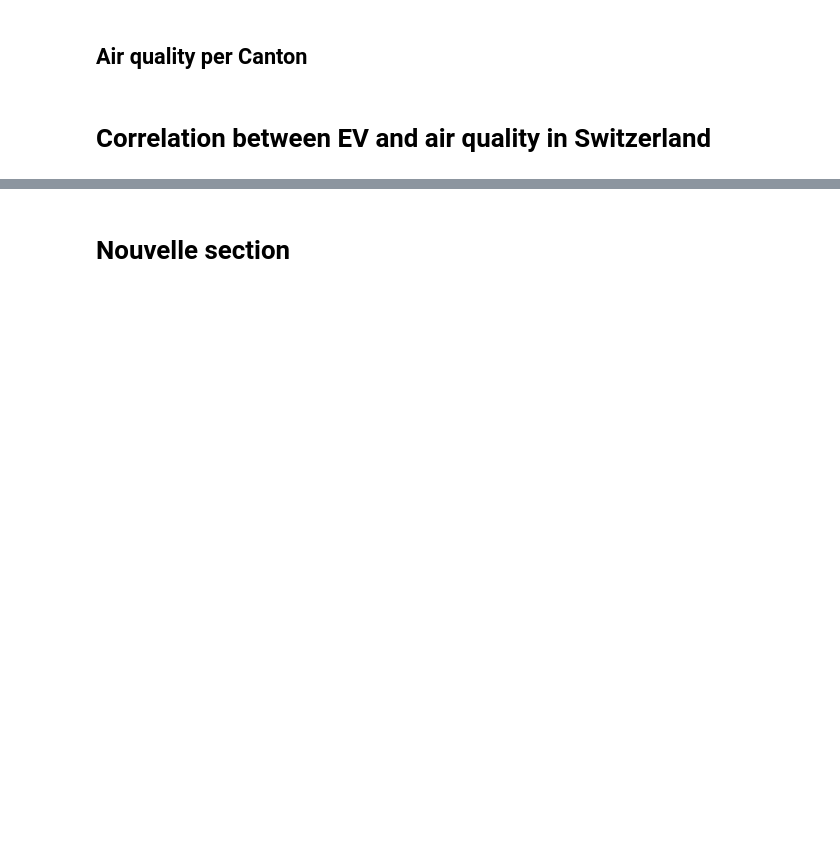
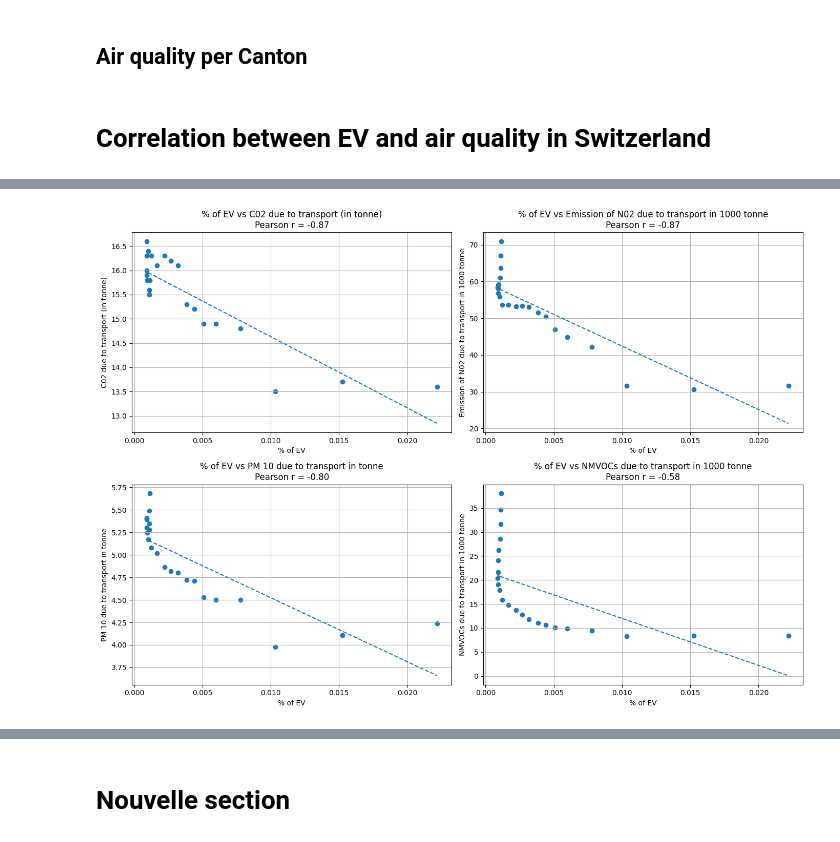
Before and after one commit to omarabbassi/EV, a Jupyter notebook: Fuel_type_in_Switzerland.ipynb, the cells around one changed output, grey strips where cells are left out. Saved outputs shown, nothing was run; the diff lists cells and outputs as text; code cells hidden in the pictures; blank space fills up the shorter version.

```diff
--- a/Fuel_type_in_Switzerland.ipynb
+++ b/Fuel_type_in_Switzerland.ipynb
@@ -783,0 +809,46 @@ KeyError: 'Year'
+# %%
+import matplotlib.pyplot as plt
+import numpy as np  # <-- you need numpy for line fitting
+from scipy.stats import pearsonr
+
+# List of target emission columns
+target_columns = [
+    'C02 due to transport (in tonne)',
+    'Emission of N02 due to transport in 1000 tonne',
+    'PM 10 due to transport in tonne',
+    'NMVOCs due to transport in 1000 tonne'
+]
+
+# Create 2x2 subplots
+fig, axes = plt.subplots(2, 2, figsize=(14, 10))
+
+# Flatten axes for easier iteration
+axes = axes.flatten()
+
+# Loop over each target emission column
+for idx, col in enumerate(target_columns):
+    ax = axes[idx]
+    x = merged_data['% of EV']
+    y = merged_data[col]
+
+    # Scatter plot
+    ax.scatter(x, y)
+
+    # Calculate Pearson correlation
+    corr_coef, _ = pearsonr(x, y)
+
+    # Fit and plot trend line
+    m, b = np.polyfit(x, y, 1)  # 1 = linear
+    ax.plot(x, m*x + b, linestyle='--')  # Dashed line for the trend
+
+    # Plot title with correlation coefficient
+    ax.set_title(f'% of EV vs {col}\nPearson r = {corr_coef:.2f}')
+    ax.set_xlabel('% of EV')
+    ax.set_ylabel(col)
+    ax.grid(True)
+
+# Adjust layout to prevent overlap
+plt.tight_layout()
+plt.show()
+# %% [output]
+[figure, added]
```
Also changed, not shown: parts of 12 cells of this notebook.
